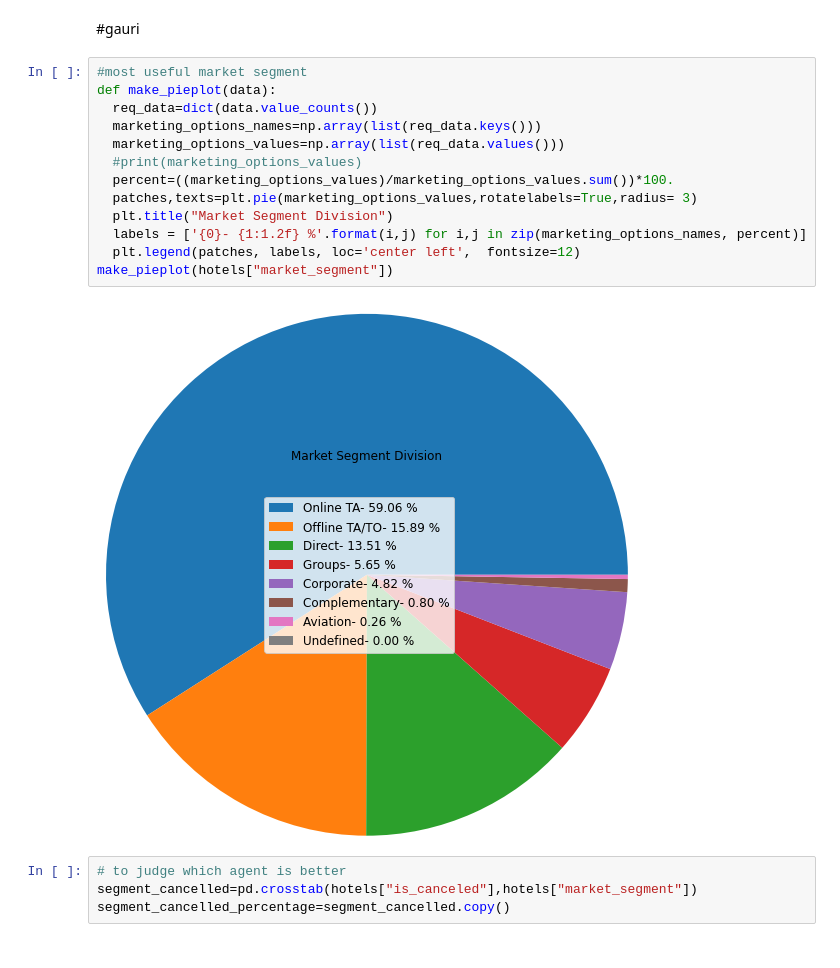
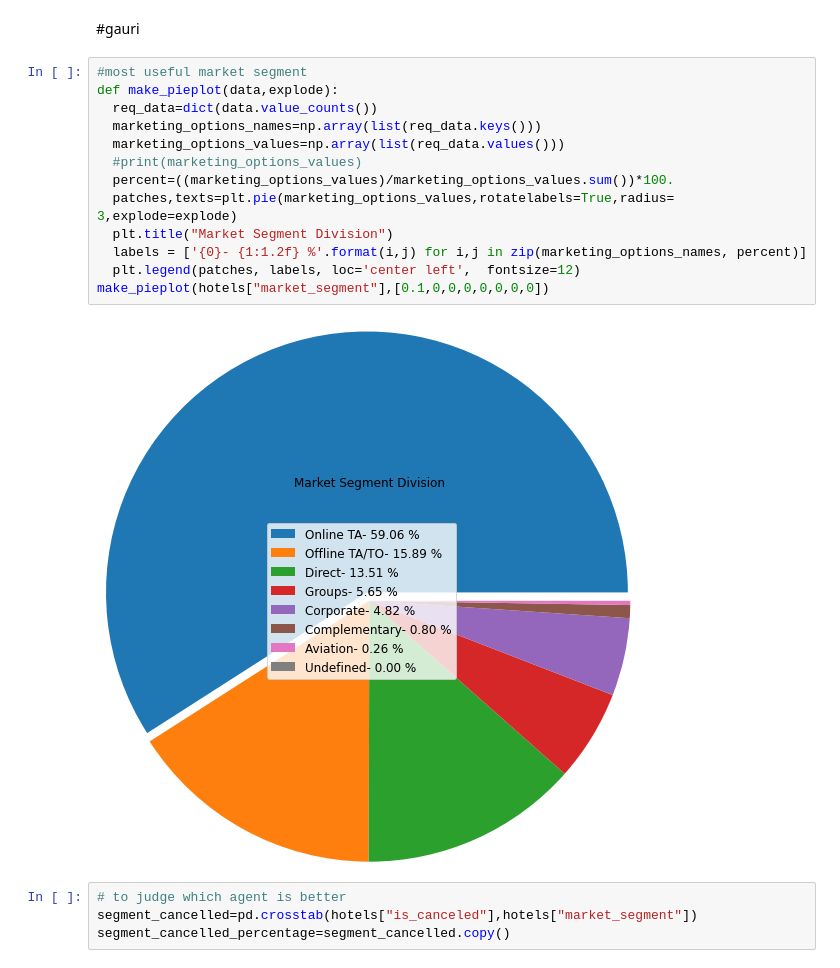
Before and after one commit to gauriagarwal18/Hotel_Booking_Analysis, a Jupyter notebook: Hotel_Booking.ipynb, the cells around one changed output. Drawn from its saved outputs; the diff is of its cells as text.

```diff
--- a/Hotel_Booking.ipynb
+++ b/Hotel_Booking.ipynb
@@ -403,19 +436,19 @@ Hotels_stay.plot(kind = 'bar', y = ['City Hotel','Resort Hotel'],figsize =(20,5)
 #gauri
 # %%
 #most useful market segment
-def make_pieplot(data):
+def make_pieplot(data,explode):
   req_data=dict(data.value_counts())
   marketing_options_names=np.array(list(req_data.keys()))
   marketing_options_values=np.array(list(req_data.values()))
   #print(marketing_options_values)
   percent=((marketing_options_values)/marketing_options_values.sum())*100.
-  patches,texts=plt.pie(marketing_options_values,rotatelabels=True,radius= 3)
+  patches,texts=plt.pie(marketing_options_values,rotatelabels=True,radius= 3,explode=explode)
   plt.title("Market Segment Division")
   labels = ['{0}- {1:1.2f} %'.format(i,j) for i,j in zip(marketing_options_names, percent)]
   plt.legend(patches, labels, loc='center left',  fontsize=12)
-make_pieplot(hotels["market_segment"])
+make_pieplot(hotels["market_segment"],[0.1,0,0,0,0,0,0,0])
 # %% [output]
-[figure, old version]
+[figure, new version]
 # %%
 # to judge which agent is better
 segment_cancelled=pd.crosstab(hotels["is_canceled"],hotels["market_segment"])
```
Also changed, not shown: parts of 15 cells of this notebook.
